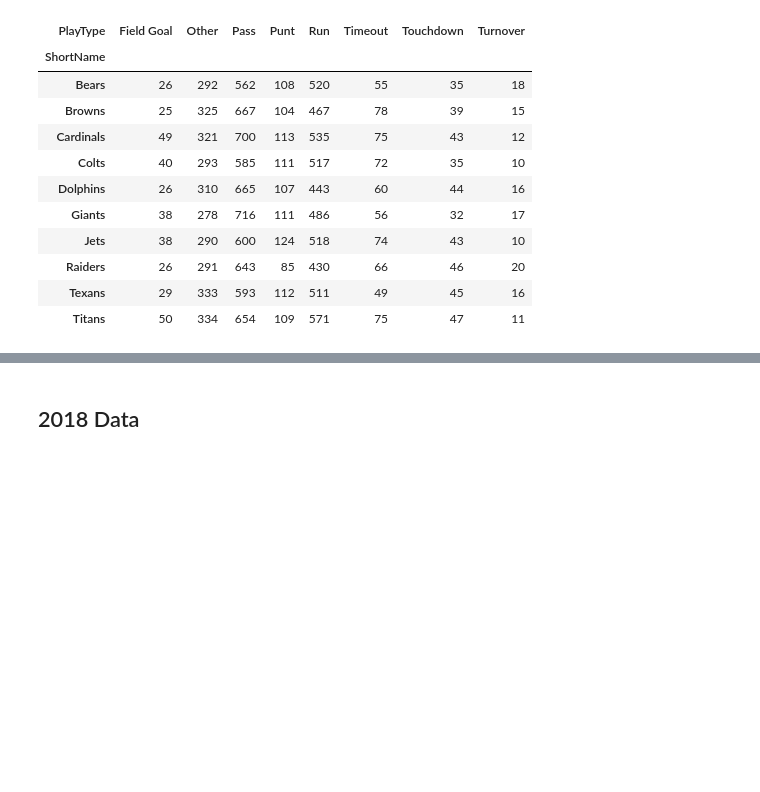
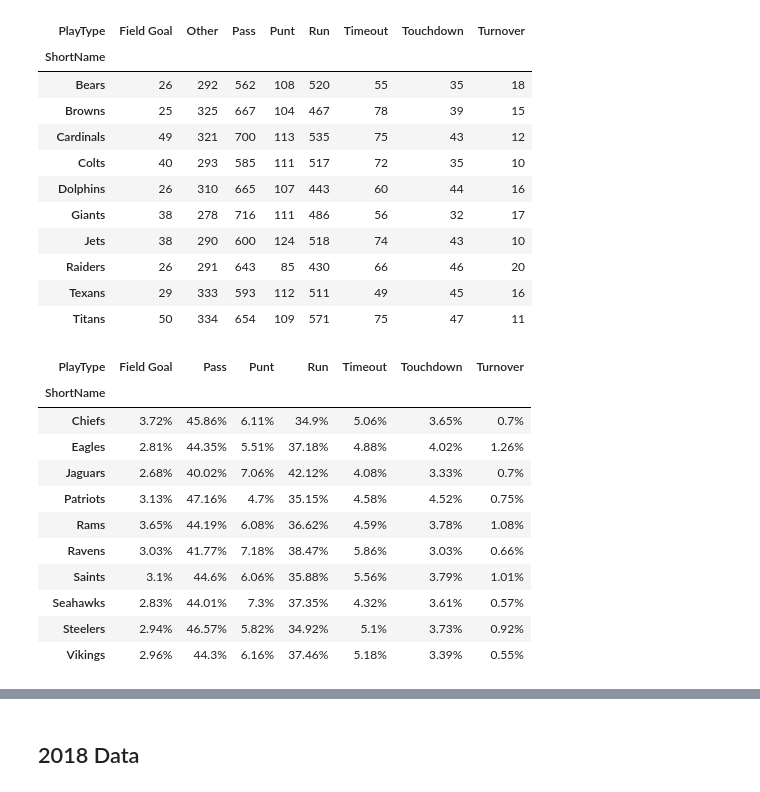
Before and after one commit to jakeschild9/NFL_Winning_Plays, a Jupyter notebook: Play_Count.ipynb, the cells around one changed output, grey strips where cells are left out. Drawn from its saved outputs; the diff is of its cells as text; code cells hidden in the pictures; blank space fills up the shorter version.

Commit message:
Added percentage tables
Added a function to calculate percentages in the "Play_Count.ipynb" file. Then displayed those tables.

```diff
--- a/Play_Count.ipynb
+++ b/Play_Count.ipynb
@@ -52,3 +54,38 @@ def play_count(scoresURL, playsURL):
+# %%
+def play_count_percentage(scoresURL, playsURL):
+    # Import data
+    scores = pd.read_csv(scoresURL)
+    plays = pd.read_csv(playsURL)
+    plays["ShortName"] = plays["TeamWithPossession"].apply(lambda x: str(x).split()[-1])
+
+    # Get top 10 and bottom 10 teams
+    top10 = scores.head(10)["Team"].tolist()
+    bottom10 = scores.tail(10)["Team"].tolist()
+
+    # Get key columns and apply function
+    filteredPlays = plays[["Season", "ShortName", "PlayOutcome", "PlayDescription"]].copy()
+    filteredPlays["PlayType"] = filteredPlays["PlayOutcome"].apply(play_type)
+
+    # Drop others table because its irrelevant to the percentage tables
+    filteredPlays = filteredPlays[filteredPlays["PlayType"] != "Other"].copy()
+
+    # Filter plays by top 10 and bottom 10
+    topPlays = filteredPlays[filteredPlays["ShortName"].isin(top10)]
+    bottomPlays = filteredPlays[filteredPlays["ShortName"].isin(bottom10)]
+
+    # Top 10 and bottom 10 play counts
+    topCount = topPlays.groupby(["ShortName", "PlayType"]).size().unstack(fill_value=0)
+    bottomCount = bottomPlays.groupby(["ShortName", "PlayType"]).size().unstack(fill_value=0)
+
+    # Convert counts to percentages of all plays (excluding the "other" column
+    topPct_num = topCount.div(topCount.sum(axis=1), axis=0) * 100
+    bottomPct_num = bottomCount.div(bottomCount.sum(axis=1), axis=0) * 100
+
+    # Round and add '%' sign
+    topPct = topPct_num.round(2).astype(str) + "%"
+    bottomPct = bottomPct_num.round(2).astype(str) + "%"
+
+    return topPct, bottomPct
 # %% [markdown]
 ## 2017 Data
 # %%
@@ -83,3 +120,21 @@ bottom2017
 | Raiders | 26 | 291 | 643 | 85 | 430 | 66 | 46 | 20 |
 | Texans | 29 | 333 | 593 | 112 | 511 | 49 | 45 | 16 |
 | Titans | 50 | 334 | 654 | 109 | 571 | 75 | 47 | 11 |
+# %%
+#2017 percentage tables
+topPct2017, bottomPct2017 = play_count_percentage("2017_scores.csv", "2017_plays.csv")
+# %%
+topPct2017
+# %% [output]
+| PlayType | Field Goal | Pass | Punt | Run | Timeout | Touchdown | Turnover |
+| ShortName |  |  |  |  |  |  |  |
+| Chiefs | 3.72% | 45.86% | 6.11% | 34.9% | 5.06% | 3.65% | 0.7% |
+| Eagles | 2.81% | 44.35% | 5.51% | 37.18% | 4.88% | 4.02% | 1.26% |
+| Jaguars | 2.68% | 40.02% | 7.06% | 42.12% | 4.08% | 3.33% | 0.7% |
+| Patriots | 3.13% | 47.16% | 4.7% | 35.15% | 4.58% | 4.52% | 0.75% |
+| Rams | 3.65% | 44.19% | 6.08% | 36.62% | 4.59% | 3.78% | 1.08% |
+| Ravens | 3.03% | 41.77% | 7.18% | 38.47% | 5.86% | 3.03% | 0.66% |
+| Saints | 3.1% | 44.6% | 6.06% | 35.88% | 5.56% | 3.79% | 1.01% |
+| Seahawks | 2.83% | 44.01% | 7.3% | 37.35% | 4.32% | 3.61% | 0.57% |
+| Steelers | 2.94% | 46.57% | 5.82% | 34.92% | 5.1% | 3.73% | 0.92% |
+| Vikings | 2.96% | 44.3% | 6.16% | 37.46% | 5.18% | 3.39% | 0.55% |
```
Also changed, not shown: parts of 23 cells of this notebook.
